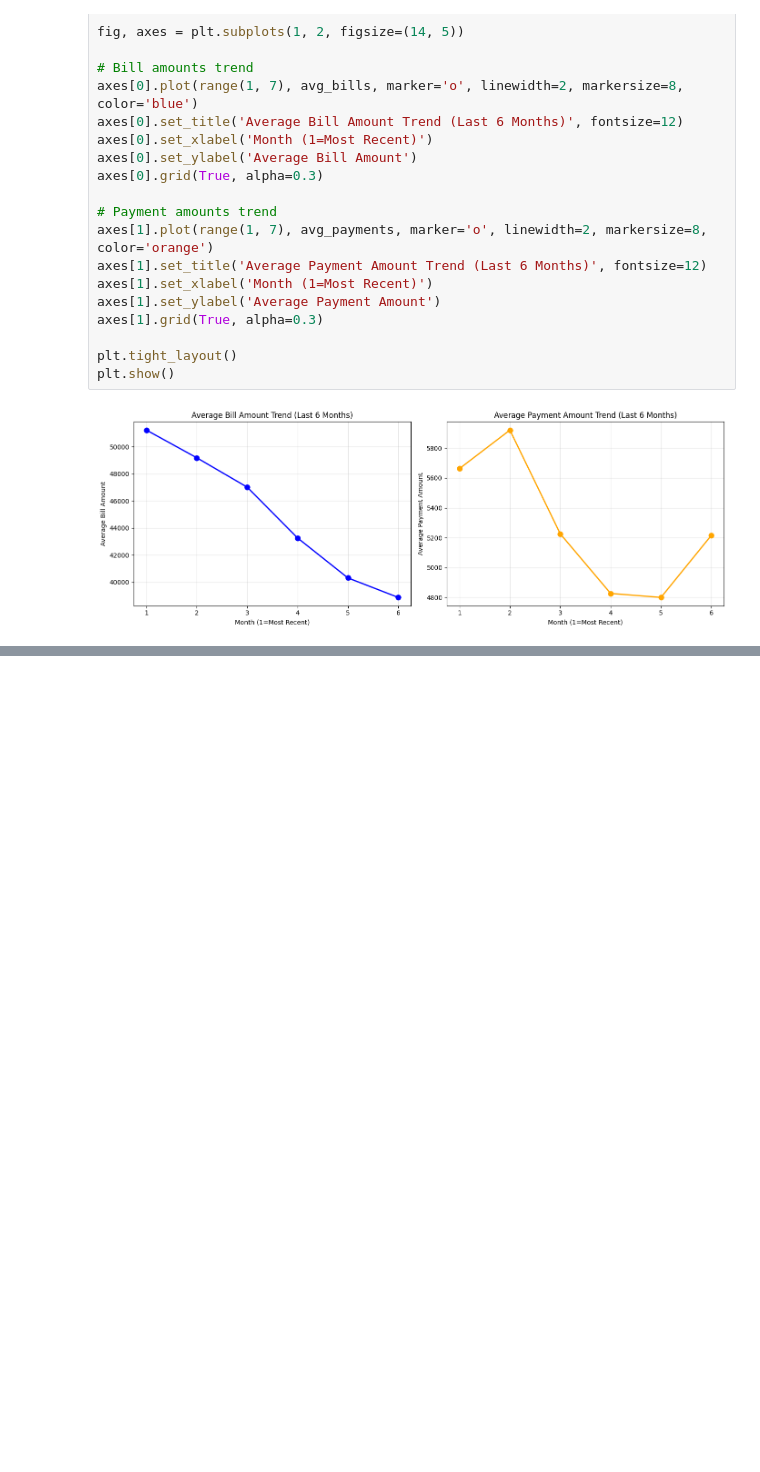
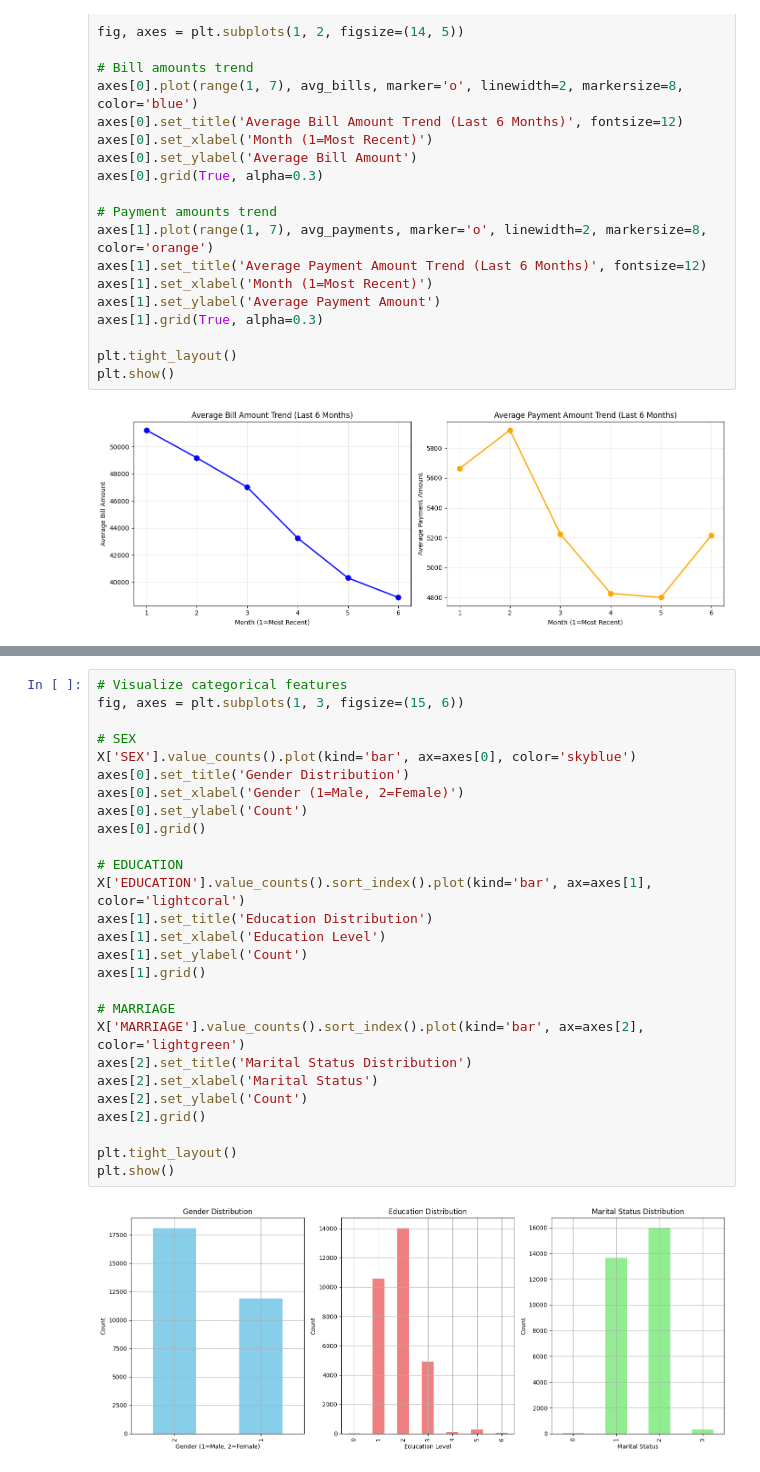
Before and after one commit to c2p-cmd/MLXBenchmark, a Jupyter notebook: src/notebooks/eda.ipynb, the cells around one changed output, grey strips where cells are left out. Cells and saved outputs as stored; diff of their text form; blank space fills up the shorter version.

```diff
--- a/src/notebooks/eda.ipynb
+++ b/src/notebooks/eda.ipynb
@@ -710,0 +265,29 @@ Number of duplicate rows: 56
+# %%
+# Visualize categorical features
+fig, axes = plt.subplots(1, 3, figsize=(15, 6))
+
+# SEX
+X['SEX'].value_counts().plot(kind='bar', ax=axes[0], color='skyblue')
+axes[0].set_title('Gender Distribution')
+axes[0].set_xlabel('Gender (1=Male, 2=Female)')
+axes[0].set_ylabel('Count')
+axes[0].grid()
+
+# EDUCATION
+X['EDUCATION'].value_counts().sort_index().plot(kind='bar', ax=axes[1], color='lightcoral')
+axes[1].set_title('Education Distribution')
+axes[1].set_xlabel('Education Level')
+axes[1].set_ylabel('Count')
+axes[1].grid()
+
+# MARRIAGE
+X['MARRIAGE'].value_counts().sort_index().plot(kind='bar', ax=axes[2], color='lightgreen')
+axes[2].set_title('Marital Status Distribution')
+axes[2].set_xlabel('Marital Status')
+axes[2].set_ylabel('Count')
+axes[2].grid()
+
+plt.tight_layout()
+plt.show()
+# %% [output]
+[figure, added]
```
Also changed, not shown: parts of 54 cells of this notebook.
